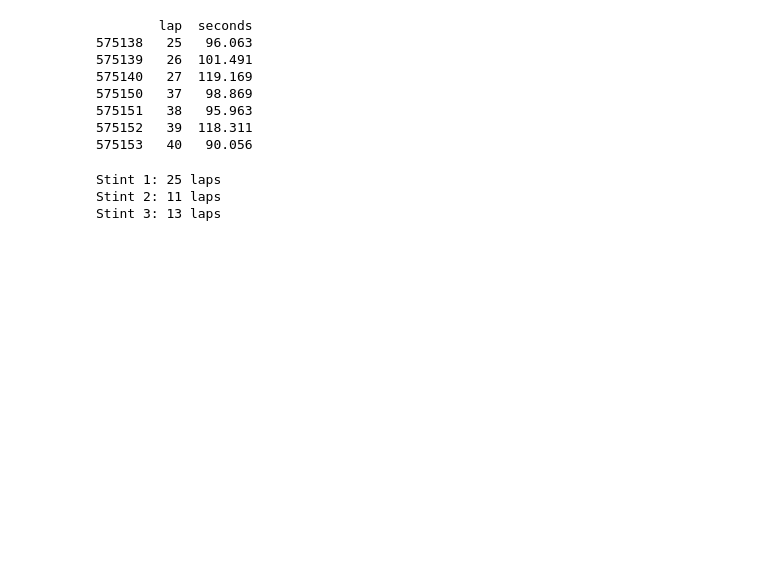
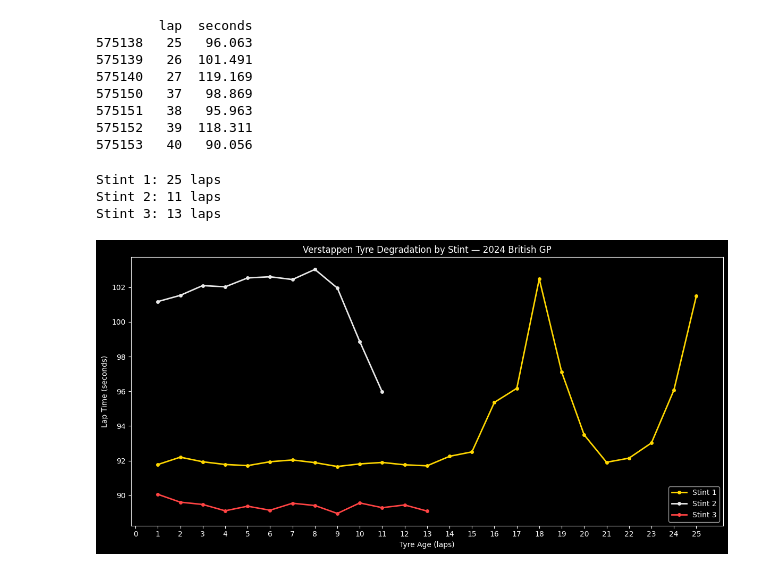
Before and after one commit to Tarun-Tom/road-to-formula, a Jupyter notebook: 02_tyre_degradation.ipynb, the cells around one changed output. Saved outputs shown, nothing was run; the diff lists cells and outputs as text; code cells hidden in the pictures; blank space fills up the shorter version.

Commit message:
tyre degradation analysis - Verstappen 2024 British GP

```diff
--- a/02_tyre_degradation.ipynb
+++ b/02_tyre_degradation.ipynb
@@ -130,3 +138,20 @@ print(f"Stint 3: {len(stint3)} laps")
 Stint 1: 25 laps
 Stint 2: 11 laps
 Stint 3: 13 laps
+# %%
+fig, ax = plt.subplots(figsize=(12, 6))
+
+ax.plot(stint1['tyre_age'], stint1['seconds'], color='#FFD700', linewidth=2, marker='o', markersize=4, label='Stint 1')
+ax.plot(stint2['tyre_age'], stint2['seconds'], color='#E8E8E8', linewidth=2, marker='o', markersize=4, label='Stint 2')
+ax.plot(stint3['tyre_age'], stint3['seconds'], color='#FF4444', linewidth=2, marker='o', markersize=4, label='Stint 3')
+
+ax.set_xticks(range(0, 26, 1))
+ax.set_xlabel("Tyre Age (laps)")
+ax.set_ylabel("Lap Time (seconds)")
+ax.set_title("Verstappen Tyre Degradation by Stint — 2024 British GP")
+ax.legend()
+
+plt.tight_layout()
+plt.show()
+# %% [output]
+[figure, added]
```
Also changed, not shown: parts of 8 cells of this notebook.
